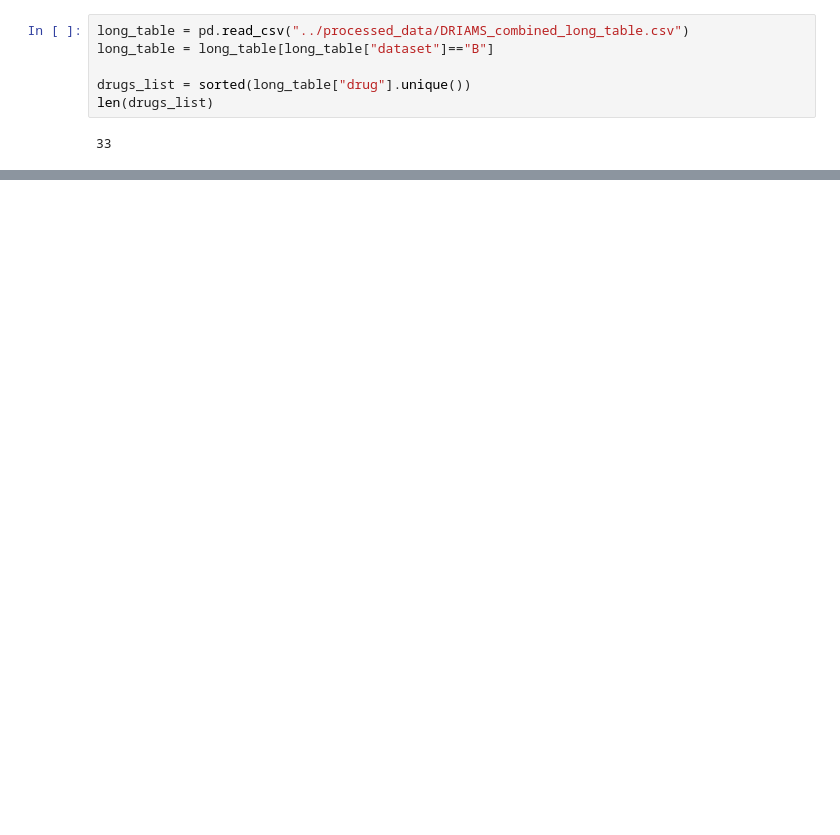
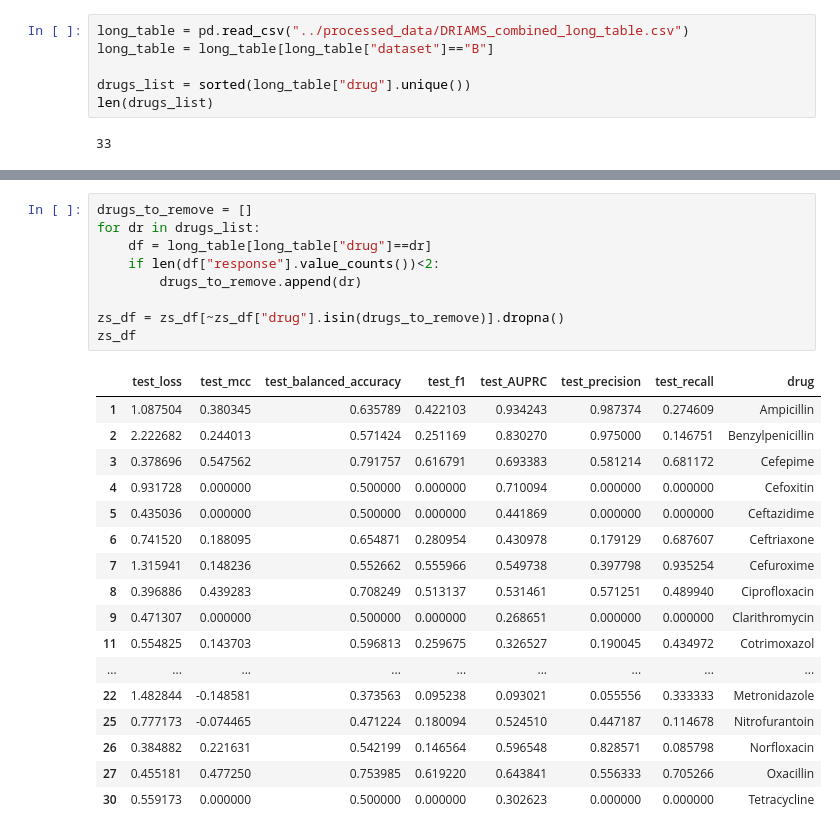
Before and after one commit to BorgwardtLab/MultimodalAMR, a Jupyter notebook: gv_experiments/Plot metrics.ipynb, the cells around one changed output, grey strips where cells are left out. Saved outputs shown, nothing was run; the diff lists cells and outputs as text; blank space fills up the shorter version.

```diff
--- a/gv_experiments/Plot metrics.ipynb
+++ b/gv_experiments/Plot metrics.ipynb
@@ -232,0 +206,27 @@ zs_df
+# %%
+drugs_to_remove = []
+for dr in drugs_list:
+    df = long_table[long_table["drug"]==dr]
+    if len(df["response"].value_counts())<2:
+        drugs_to_remove.append(dr)
+
+zs_df = zs_df[~zs_df["drug"].isin(drugs_to_remove)].dropna()
+zs_df
+# %% [output]
+|  | test_loss | test_mcc | test_balanced_accuracy | test_f1 | test_AUPRC | test_precision | test_recall | drug |
+| 1 | 1.087504 | 0.380345 | 0.635789 | 0.422103 | 0.934243 | 0.987374 | 0.274609 | Ampicillin |
+| 2 | 2.222682 | 0.244013 | 0.571424 | 0.251169 | 0.830270 | 0.975000 | 0.146751 | Benzylpenicillin |
+| 3 | 0.378696 | 0.547562 | 0.791757 | 0.616791 | 0.693383 | 0.581214 | 0.681172 | Cefepime |
+| 4 | 0.931728 | 0.000000 | 0.500000 | 0.000000 | 0.710094 | 0.000000 | 0.000000 | Cefoxitin |
+| 5 | 0.435036 | 0.000000 | 0.500000 | 0.000000 | 0.441869 | 0.000000 | 0.000000 | Ceftazidime |
+| 6 | 0.741520 | 0.188095 | 0.654871 | 0.280954 | 0.430978 | 0.179129 | 0.687607 | Ceftriaxone |
+| 7 | 1.315941 | 0.148236 | 0.552662 | 0.555966 | 0.549738 | 0.397798 | 0.935254 | Cefuroxime |
+| 8 | 0.396886 | 0.439283 | 0.708249 | 0.513137 | 0.531461 | 0.571251 | 0.489940 | Ciprofloxacin |
+| 9 | 0.471307 | 0.000000 | 0.500000 | 0.000000 | 0.268651 | 0.000000 | 0.000000 | Clarithromycin |
+| 11 | 0.554825 | 0.143703 | 0.596813 | 0.259675 | 0.326527 | 0.190045 | 0.434972 | Cotrimoxazol |
+| ... | ... | ... | ... | ... | ... | ... | ... | ... |
+| 22 | 1.482844 | -0.148581 | 0.373563 | 0.095238 | 0.093021 | 0.055556 | 0.333333 | Metronidazole |
+| 25 | 0.777173 | -0.074465 | 0.471224 | 0.180094 | 0.524510 | 0.447187 | 0.114678 | Nitrofurantoin |
+| 26 | 0.384882 | 0.221631 | 0.542199 | 0.146564 | 0.596548 | 0.828571 | 0.085798 | Norfloxacin |
+| 27 | 0.455181 | 0.477250 | 0.753985 | 0.619220 | 0.643841 | 0.556333 | 0.705266 | Oxacillin |
+| 30 | 0.559173 | 0.000000 | 0.500000 | 0.000000 | 0.302623 | 0.000000 | 0.000000 | Tetracycline |
```
Also changed, not shown: parts of 30 cells of this notebook, 15 other files.
